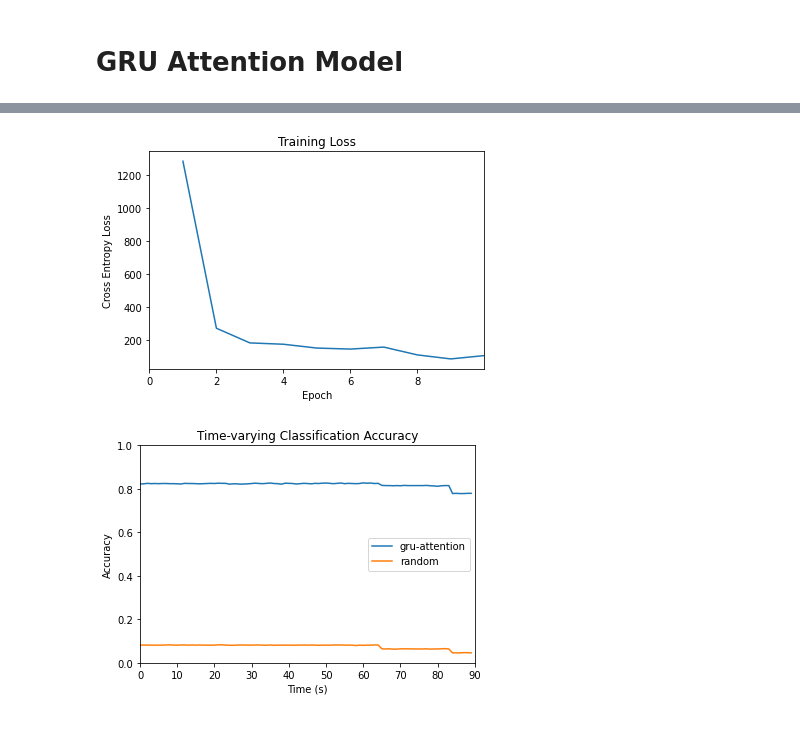
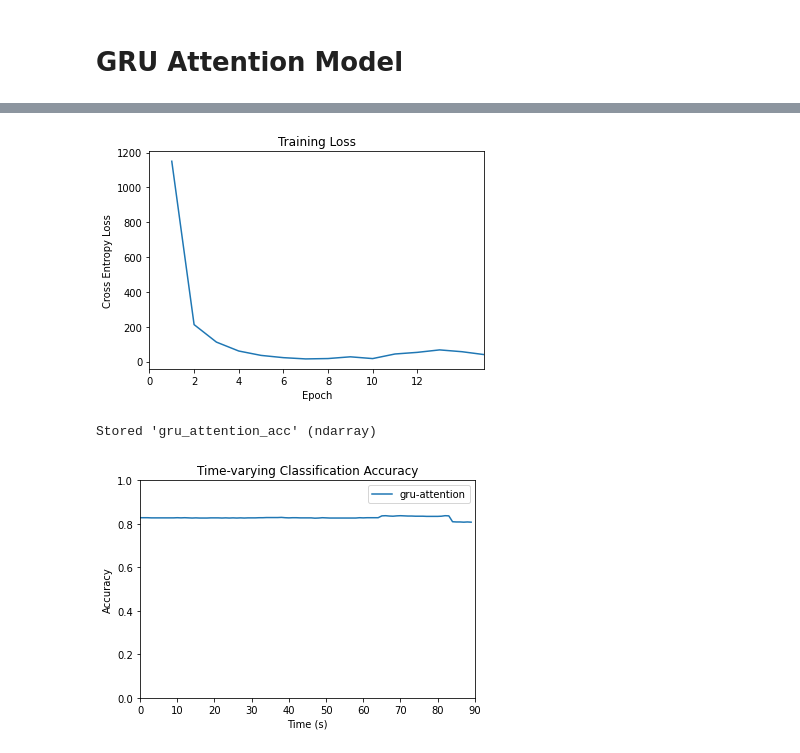
Before and after one commit to axgu/srp-lab-notebook, a Jupyter notebook: hcp_data/gru_attention.ipynb, the cells around one changed output, grey strips where cells are left out. Cells and saved outputs as stored; diff of their text form; code cells hidden in the pictures.

```diff
--- a/hcp_data/gru_attention.ipynb
+++ b/hcp_data/gru_attention.ipynb
@@ -41,6 +41,7 @@ class GRUAttention(nn.Module):
 
         out, _ = torch.nn.utils.rnn.pad_packed_sequence(out, batch_first=True, padding_value=0)
 
+        out = self.dropout(out)
         # attention
         # (batch_size, seq_len, seq_len)
         e = torch.zeros((batch_size, out.shape[1], out.shape[1]), device=device)
@@ -180,9 +181,9 @@ n_input = 300
 n_hidden = 32
 n_out = 15
 seq_len = 90
-drop = 0.001
+drop = 0.1
 EPOCHS = 15
-learning_rate = 5e-3
+learning_rate = 2e-3
 
 gru_attention = GRUAttention(n_input, n_hidden, n_out, seq_len, drop).to(device)
 loss_fn = nn.CrossEntropyLoss()
@@ -203,22 +220,24 @@ plt.xticks([2*j for j in range(EPOCHS // 2)])
 plt.title("Training Loss")
 plt.show()
 # %% [output]
-[figure, old version]
+[figure, new version]
 # %%
 gru_attention_acc, loss = model.eval(X_test, y_test)
 %store gru_attention_acc
+# %% [output]
+Stored 'gru_attention_acc' (ndarray)
 # %%
 gru_rand_acc = model.rand_test(X_test, y_test)
 # %%
 xAx = [i for i in range(0,90)]
 plt.plot(xAx, gru_attention_acc, label="gru-attention")
-plt.plot(xAx, gru_rand_acc, label="random")
+#plt.plot(xAx, gru_rand_acc, label="random")
 plt.xlabel("Time (s)")
 plt.ylabel("Accuracy")
 plt.ylim(0,1)
 plt.xlim(0,90)
 plt.title("Time-varying Classification Accuracy")
 plt.legend()
 plt.show()
 # %% [output]
-[figure, old version]
+[figure, new version]
```
Also changed, not shown: parts of 1 cell of this notebook, 6 other files.
